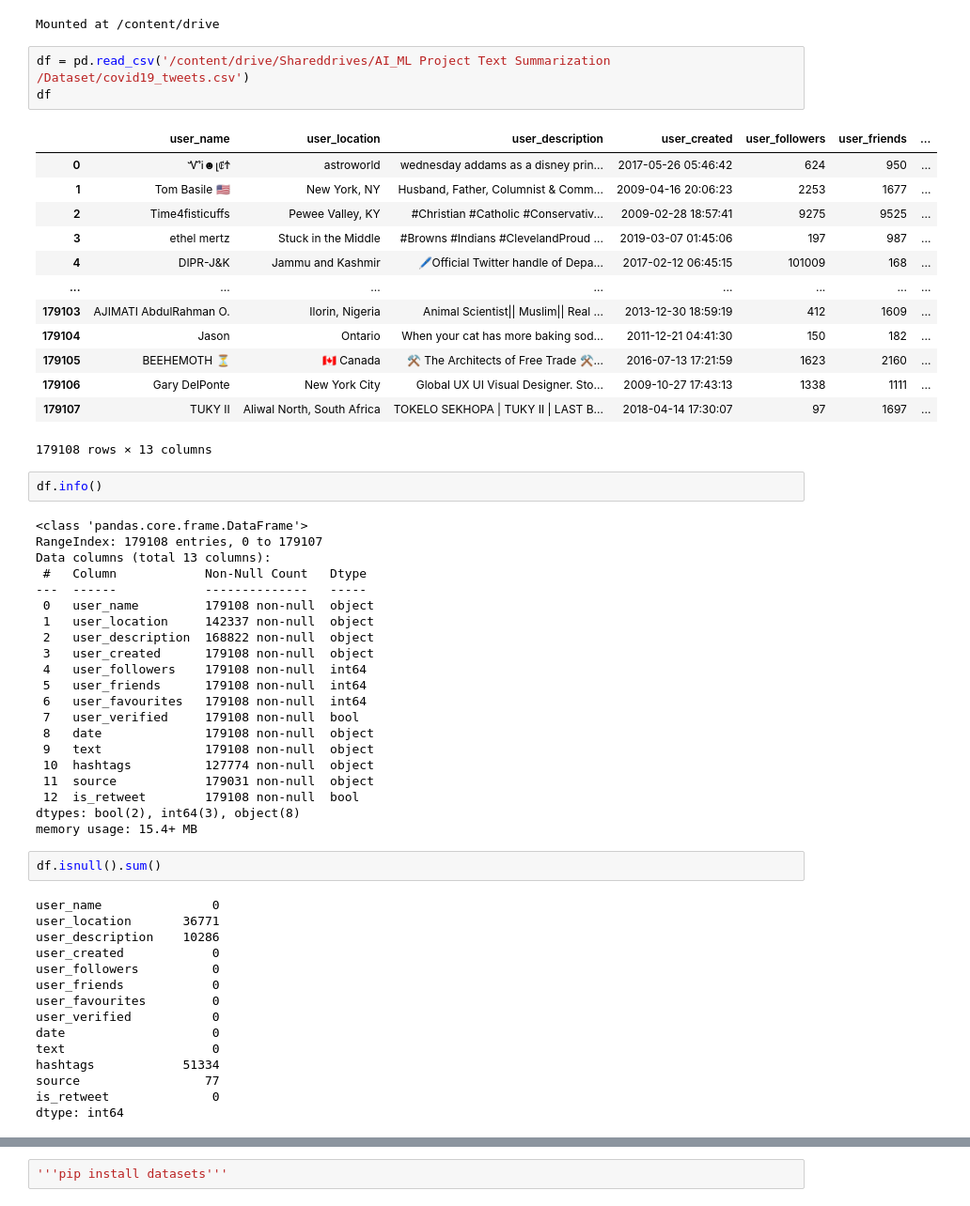
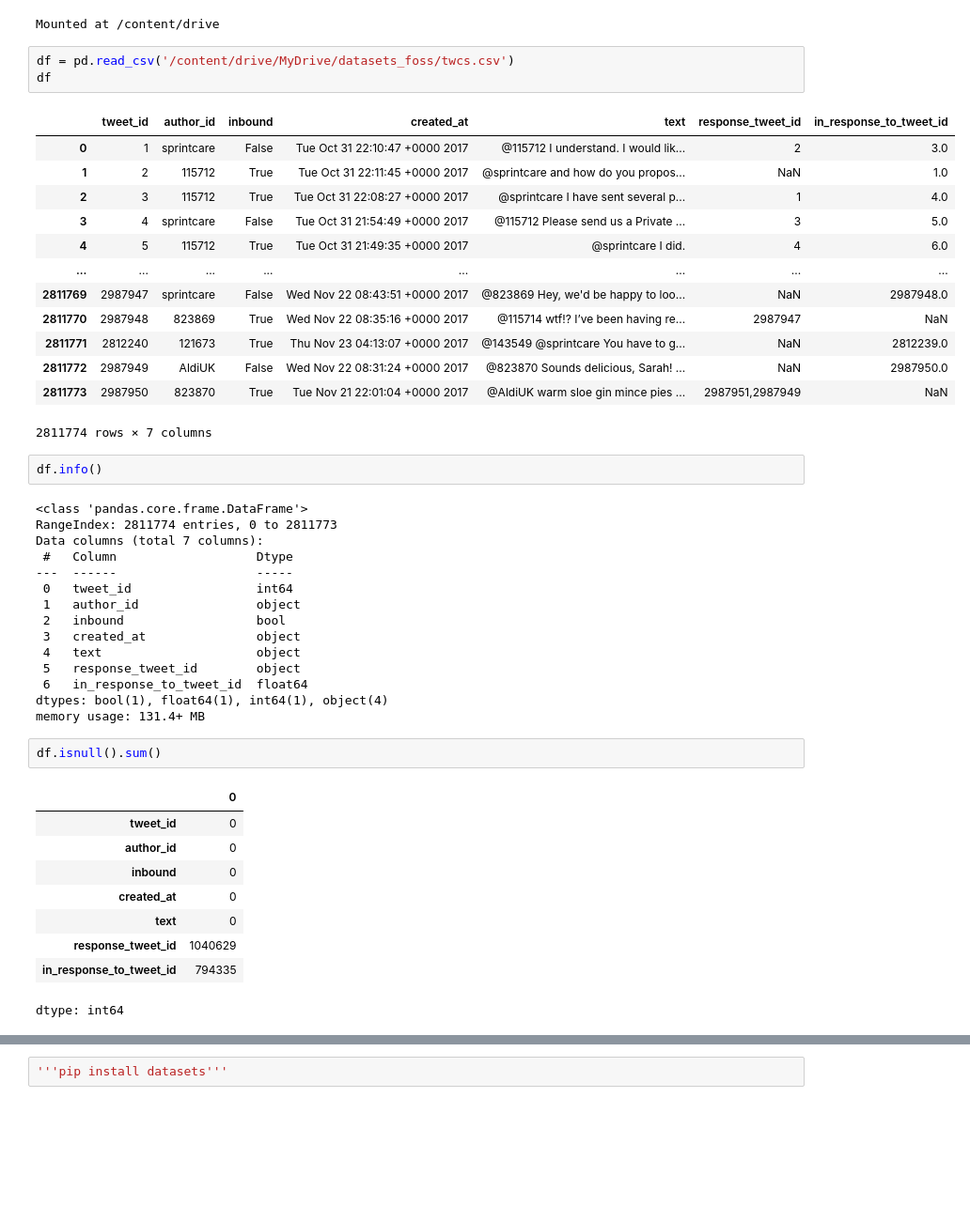
Before and after one commit to RohanGforwork/ML_text_summarization, a Jupyter notebook: team_1_ml.ipynb, the cells around one changed output, grey strips where cells are left out. Shown at 94% size. Drawn from its saved outputs; the diff is of its cells as text; blank space fills up the shorter version.

Commit message:
trained model using twcs datasets

```diff
--- a/team_1_ml.ipynb
+++ b/team_1_ml.ipynb
@@ -12,60 +12,49 @@ drive.mount('/content/drive')
 # %% [output]
 Mounted at /content/drive
 # %%
-df = pd.read_csv('/content/drive/Shareddrives/AI_ML Project Text Summarization /Dataset/covid19_tweets.csv')
+df = pd.read_csv('/content/drive/MyDrive/datasets_foss/twcs.csv')
 df
 # %% [output]
-|  | user_name | user_location | user_description | user_created | user_followers | user_friends | ... |
-| 0 | ᏉᎥ☻լꂅϮ | astroworld | wednesday addams as a disney prin... | 2017-05-26 05:46:42 | 624 | 950 | ... |
-| 1 | Tom Basile 🇺🇸 | New York, NY | Husband, Father, Columnist & Comm... | 2009-04-16 20:06:23 | 2253 | 1677 | ... |
-| 2 | Time4fisticuffs | Pewee Valley, KY | #Christian #Catholic #Conservativ... | 2009-02-28 18:57:41 | 9275 | 9525 | ... |
-| 3 | ethel mertz | Stuck in the Middle | #Browns #Indians #ClevelandProud ... | 2019-03-07 01:45:06 | 197 | 987 | ... |
-| 4 | DIPR-J&K | Jammu and Kashmir | 🖊️Official Twitter handle of Depa... | 2017-02-12 06:45:15 | 101009 | 168 | ... |
+|  | tweet_id | author_id | inbound | created_at | text | response_tweet_id | in_response_to_tweet_id |
+| 0 | 1 | sprintcare | False | Tue Oct 31 22:10:47 +0000 2017 | @115712 I understand. I would lik... | 2 | 3.0 |
+| 1 | 2 | 115712 | True | Tue Oct 31 22:11:45 +0000 2017 | @sprintcare and how do you propos... | NaN | 1.0 |
+| 2 | 3 | 115712 | True | Tue Oct 31 22:08:27 +0000 2017 | @sprintcare I have sent several p... | 1 | 4.0 |
+| 3 | 4 | sprintcare | False | Tue Oct 31 21:54:49 +0000 2017 | @115712 Please send us a Private ... | 3 | 5.0 |
+| 4 | 5 | 115712 | True | Tue Oct 31 21:49:35 +0000 2017 | @sprintcare I did. | 4 | 6.0 |
 | ... | ... | ... | ... | ... | ... | ... | ... |
-| 179103 | AJIMATI AbdulRahman O. | Ilorin, Nigeria | Animal Scientist|| Muslim|| Real ... | 2013-12-30 18:59:19 | 412 | 1609 | ... |
-| 179104 | Jason | Ontario | When your cat has more baking sod... | 2011-12-21 04:41:30 | 150 | 182 | ... |
-| 179105 | BEEHEMOTH ⏳ | 🇨🇦 Canada | ⚒️ The Architects of Free Trade ⚒... | 2016-07-13 17:21:59 | 1623 | 2160 | ... |
-| 179106 | Gary DelPonte | New York City | Global UX UI Visual Designer. Sto... | 2009-10-27 17:43:13 | 1338 | 1111 | ... |
-| 179107 | TUKY II | Aliwal North, South Africa | TOKELO SEKHOPA | TUKY II | LAST B... | 2018-04-14 17:30:07 | 97 | 1697 | ... |
+| 2811769 | 2987947 | sprintcare | False | Wed Nov 22 08:43:51 +0000 2017 | @823869 Hey, we'd be happy to loo... | NaN | 2987948.0 |
+| 2811770 | 2987948 | 823869 | True | Wed Nov 22 08:35:16 +0000 2017 | @115714 wtf!? I’ve been having re... | 2987947 | NaN |
+| 2811771 | 2812240 | 121673 | True | Thu Nov 23 04:13:07 +0000 2017 | @143549 @sprintcare You have to g... | NaN | 2812239.0 |
+| 2811772 | 2987949 | AldiUK | False | Wed Nov 22 08:31:24 +0000 2017 | @823870 Sounds delicious, Sarah! ... | NaN | 2987950.0 |
+| 2811773 | 2987950 | 823870 | True | Tue Nov 21 22:01:04 +0000 2017 | @AldiUK warm sloe gin mince pies ... | 2987951,2987949 | NaN |
-179108 rows × 13 columns
+2811774 rows × 7 columns
 # %%
 df.info()
 # %% [output]
 <class 'pandas.core.frame.DataFrame'>
-RangeIndex: 179108 entries, 0 to 179107
-Data columns (total 13 columns):
- #   Column            Non-Null Count   Dtype
----  ------            --------------   -----
- 0   user_name         179108 non-null  object
- 1   user_location     142337 non-null  object
- 2   user_description  168822 non-null  object
- 3   user_created      179108 non-null  object
- 4   user_followers    179108 non-null  int64
- 5   user_friends      179108 non-null  int64
- 6   user_favourites   179108 non-null  int64
- 7   user_verified     179108 non-null  bool
- 8   date              179108 non-null  object
- 9   text              179108 non-null  object
- 10  hashtags          127774 non-null  object
- 11  source            179031 non-null  object
- 12  is_retweet        179108 non-null  bool
-dtypes: bool(2), int64(3), object(8)
-memory usage: 15.4+ MB
+RangeIndex: 2811774 entries, 0 to 2811773
+Data columns (total 7 columns):
+ #   Column                   Dtype
+---  ------                   -----
+ 0   tweet_id                 int64
+ 1   author_id                object
+ 2   inbound                  bool
+ 3   created_at               object
+ 4   text                     object
+ 5   response_tweet_id        object
+ 6   in_response_to_tweet_id  float64
+dtypes: bool(1), float64(1), int64(1), object(4)
+memory usage: 131.4+ MB
 # %%
 df.isnull().sum()
 # %% [output]
+|  | 0 |
+| tweet_id | 0 |
+| author_id | 0 |
+| inbound | 0 |
+| created_at | 0 |
+| text | 0 |
+| response_tweet_id | 1040629 |
+| in_response_to_tweet_id | 794335 |
-user_name               0
-user_location       36771
-user_description    10286
-user_created            0
-user_followers          0
-user_friends            0
-user_favourites         0
-user_verified           0
-date                    0
-text                    0
-hashtags            51334
-source                 77
-is_retweet              0
 dtype: int64
 # %%
```
Also changed, not shown: parts of 9 cells of this notebook.
